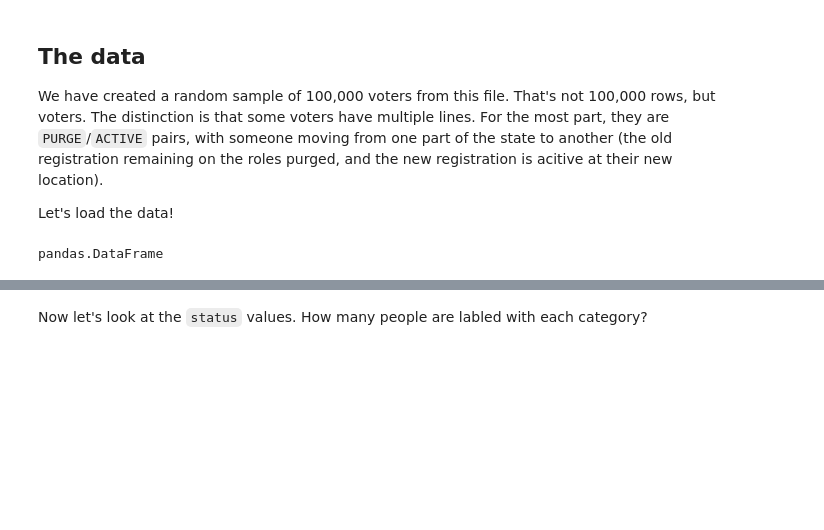
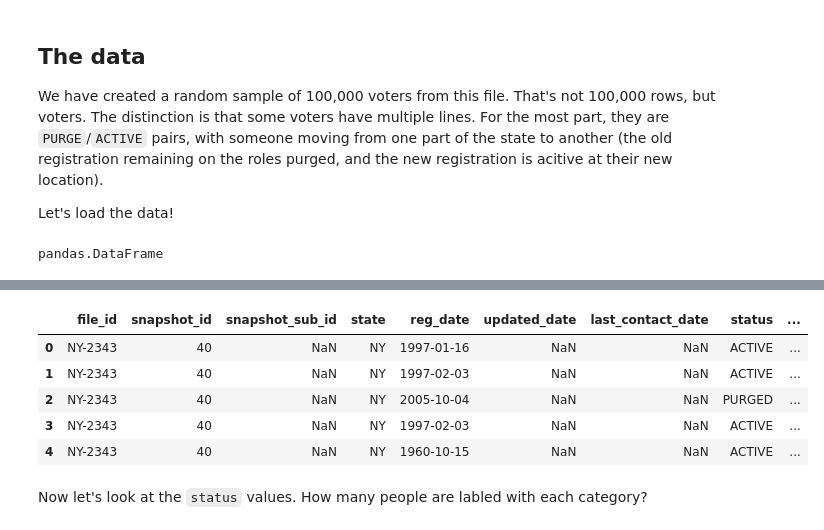
Before and after one commit to MSankanu/2026-Image-and-Sound, a Jupyter notebook: lessons/01-first-look/first-look.ipynb, the cells around one changed output, grey strips where cells are left out. Cells and saved outputs as stored; diff of their text form; code cells hidden in the pictures; blank space fills up the shorter version.

```diff
--- a/lessons/01-first-look/first-look.ipynb
+++ b/lessons/01-first-look/first-look.ipynb
@@ -40,3 +48,16 @@ voters.tail()
+# %%
+# first set an option so you show all the columns of a data frame
+pd.set_option("display.max_columns", None)
+
+# then try again
+voters.head()
+# %% [output]
+|  | file_id | snapshot_id | snapshot_sub_id | state | reg_date | updated_date | last_contact_date | status | ... |
+| 0 | NY-2343 | 40 | NaN | NY | 1997-01-16 | NaN | NaN | ACTIVE | ... |
+| 1 | NY-2343 | 40 | NaN | NY | 1997-02-03 | NaN | NaN | ACTIVE | ... |
+| 2 | NY-2343 | 40 | NaN | NY | 2005-10-04 | NaN | NaN | PURGED | ... |
+| 3 | NY-2343 | 40 | NaN | NY | 1997-02-03 | NaN | NaN | ACTIVE | ... |
+| 4 | NY-2343 | 40 | NaN | NY | 1960-10-15 | NaN | NaN | ACTIVE | ... |
 # %% [markdown]
 Now let's look at the `status` values. How many people are labled with each category?
 # %%
```
Also changed, not shown: parts of 32 cells of this notebook.
